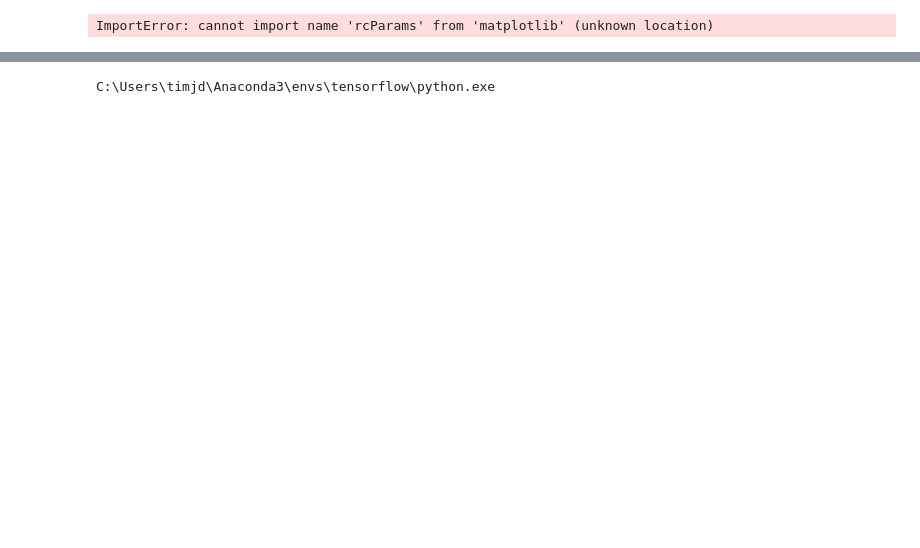
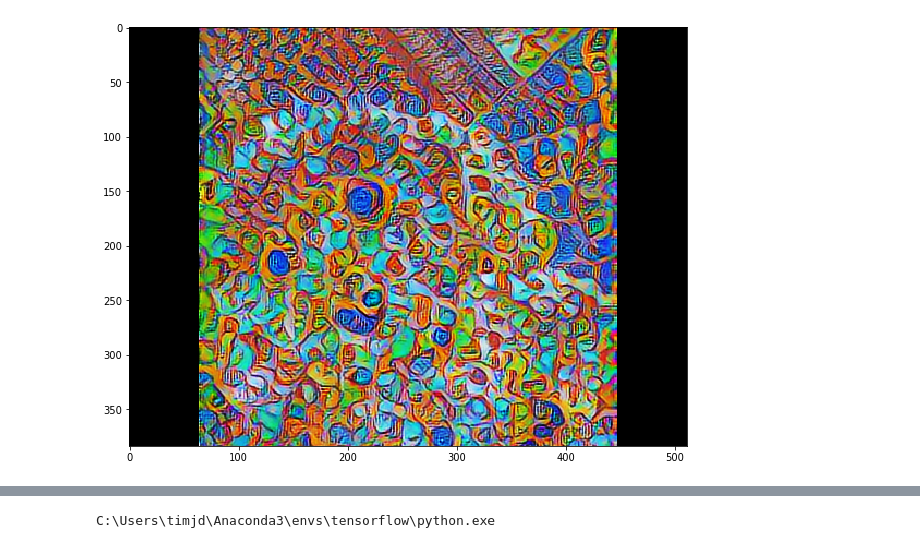
Before and after one commit to TimDuffy12/Image_Styling, a Jupyter notebook: Luke's Image Styler.ipynb, the cells around one changed output, grey strips where cells are left out. Saved outputs shown, nothing was run; the diff lists cells and outputs as text; code cells hidden in the pictures; blank space fills up the shorter version.

```diff
--- a/Luke's Image Styler.ipynb
+++ b/Luke's Image Styler.ipynb
@@ -6,9 +6,9 @@ import tensorflow as tf
 import tensorflow_hub as hub
 import numpy as np
 
-path = 'C:\\Users\\timjd\\OneDrive - SNHU\\Documents\\Sophomore_Software_Engineering\\Images'
-content_path = os.path.join(path + '\\Selfie-2.jpg' )
-style_path = os.path.join(path + '\\Van-Gogh-Self-Portrait.jpg' )
+path = 'C:\\Users\\timjd\Documents\\GitHub\\Image_Styling\\Sophomore Project\\static\\images'
+content_path = os.path.join(path + '\\Teddy.jpg' )
+style_path = os.path.join(path + '\\Colorful.jpg' )
 
 #this function converts from tensor to image
 def tensor_to_image(tensor):
@@ -18,34 +18,34 @@ def tensor_to_image(tensor):
     assert tensor.shape[0] == 1
     tensor = tensor[0]
   return PIL.Image.fromarray(tensor)
 
 #this function loads the image into the proper dimensions for the stylization to work
 def load_img(path_to_img):
   max_dim = 512
   img = tf.io.read_file(path_to_img)
   img = tf.image.decode_image(img, channels=3)
   img = tf.image.convert_image_dtype(img, tf.float32)
   shape = tf.cast(tf.shape(img)[:-1], tf.float32)
   long_dim = max(shape)
   scale = max_dim / long_dim
   new_shape = tf.cast(shape * scale, tf.int32)
   img = tf.image.resize(img, new_shape)
   img = img[tf.newaxis, :]
   return img
 content_image = load_img(content_path)
 style_image = load_img(style_path)
 
 #taking the image and styling it
 hub_module = hub.load('https://tfhub.dev/google/magenta/arbitrary-image-stylization-v1-256/1')
 stylized_image = hub_module(tf.constant(content_image), tf.constant(style_image))[0]
 tensor_to_image(stylized_image)
 
 #plotting the image
 plt.figure(figsize=(10,10))
 plt.imshow(tensor_to_image(stylized_image).rotate(90))
 plt.show()
 # %% [output]
-ImportError: cannot import name 'rcParams' from 'matplotlib' (unknown location)
+[figure, added]
 # %%
 tf.executing_eagerly()
 # %% [output]
```
Also changed, not shown: parts of 1 cell of this notebook, 12 other files.
